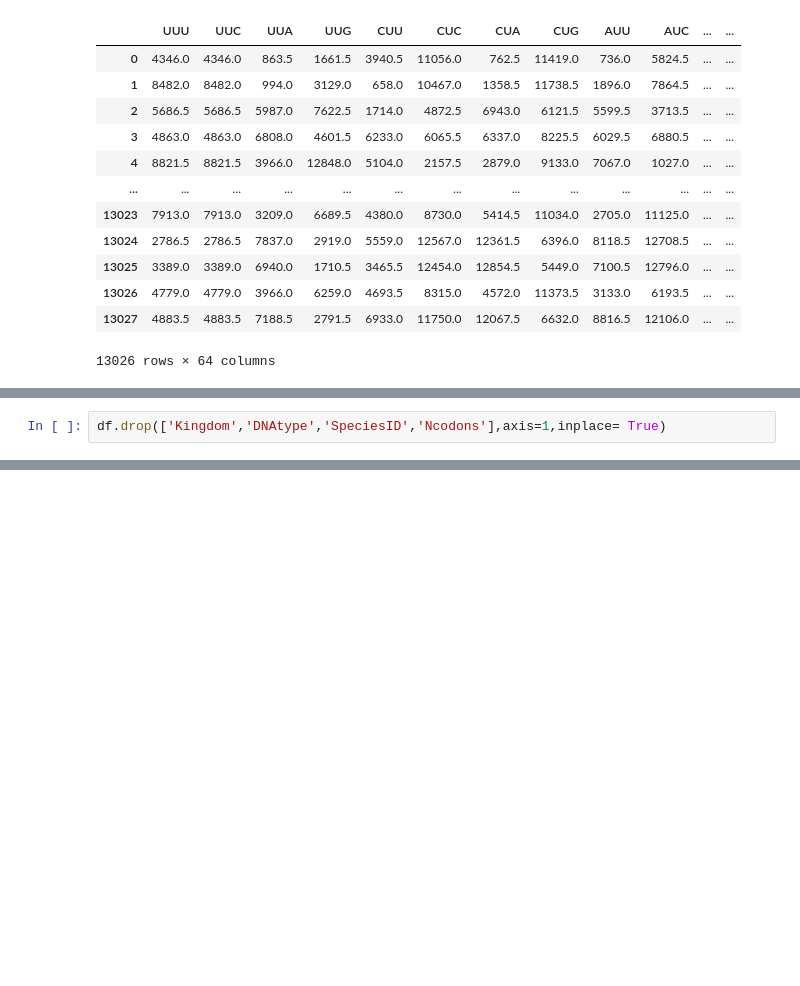
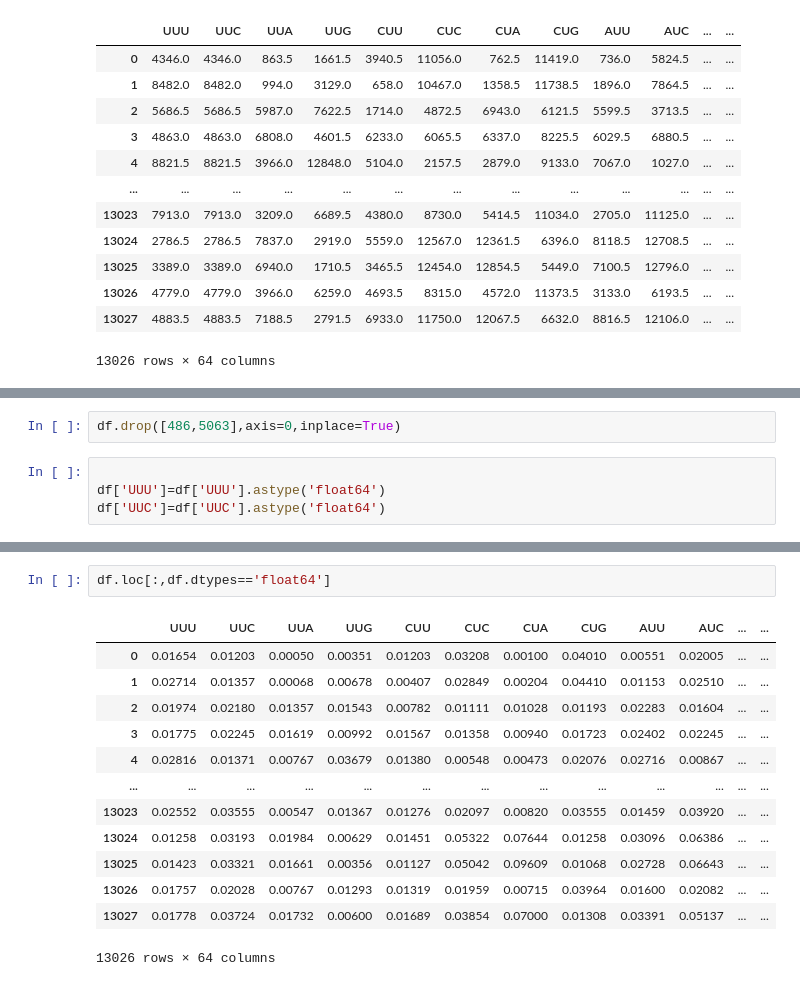
Before and after one commit to Br5n1ch4/gitrepos, a Jupyter notebook: CURSO_ACI777/Catedra 1/Catedra 1.ipynb, the cells around one changed output, grey strips where cells are left out. Cells and saved outputs as stored; diff of their text form; blank space fills up the shorter version.

```diff
--- a/CURSO_ACI777/Catedra 1/Catedra 1.ipynb
+++ b/CURSO_ACI777/Catedra 1/Catedra 1.ipynb
@@ -138,2 +125,0 @@ df
-# %%
-df.drop(['Kingdom','DNAtype','SpeciesID','Ncodons'],axis=1,inplace= True)
@@ -150,0 +134,6 @@ df
+# %%
+df.drop([486,5063],axis=0,inplace=True)
+# %%
+
+df['UUU']=df['UUU'].astype('float64')
+df['UUC']=df['UUC'].astype('float64')
@@ -150,0 +156,16 @@ df
+# %%
+df.loc[:,df.dtypes=='float64']
+# %% [output]
+|  | UUU | UUC | UUA | UUG | CUU | CUC | CUA | CUG | AUU | AUC | ... | ... |
+| 0 | 0.01654 | 0.01203 | 0.00050 | 0.00351 | 0.01203 | 0.03208 | 0.00100 | 0.04010 | 0.00551 | 0.02005 | ... | ... |
+| 1 | 0.02714 | 0.01357 | 0.00068 | 0.00678 | 0.00407 | 0.02849 | 0.00204 | 0.04410 | 0.01153 | 0.02510 | ... | ... |
+| 2 | 0.01974 | 0.02180 | 0.01357 | 0.01543 | 0.00782 | 0.01111 | 0.01028 | 0.01193 | 0.02283 | 0.01604 | ... | ... |
+| 3 | 0.01775 | 0.02245 | 0.01619 | 0.00992 | 0.01567 | 0.01358 | 0.00940 | 0.01723 | 0.02402 | 0.02245 | ... | ... |
+| 4 | 0.02816 | 0.01371 | 0.00767 | 0.03679 | 0.01380 | 0.00548 | 0.00473 | 0.02076 | 0.02716 | 0.00867 | ... | ... |
+| ... | ... | ... | ... | ... | ... | ... | ... | ... | ... | ... | ... | ... |
+| 13023 | 0.02552 | 0.03555 | 0.00547 | 0.01367 | 0.01276 | 0.02097 | 0.00820 | 0.03555 | 0.01459 | 0.03920 | ... | ... |
+| 13024 | 0.01258 | 0.03193 | 0.01984 | 0.00629 | 0.01451 | 0.05322 | 0.07644 | 0.01258 | 0.03096 | 0.06386 | ... | ... |
+| 13025 | 0.01423 | 0.03321 | 0.01661 | 0.00356 | 0.01127 | 0.05042 | 0.09609 | 0.01068 | 0.02728 | 0.06643 | ... | ... |
+| 13026 | 0.01757 | 0.02028 | 0.00767 | 0.01293 | 0.01319 | 0.01959 | 0.00715 | 0.03964 | 0.01600 | 0.02082 | ... | ... |
+| 13027 | 0.01778 | 0.03724 | 0.01732 | 0.00600 | 0.01689 | 0.03854 | 0.07000 | 0.01308 | 0.03391 | 0.05137 | ... | ... |
+13026 rows × 64 columns
```
Also changed, not shown: parts of 15 cells of this notebook.
